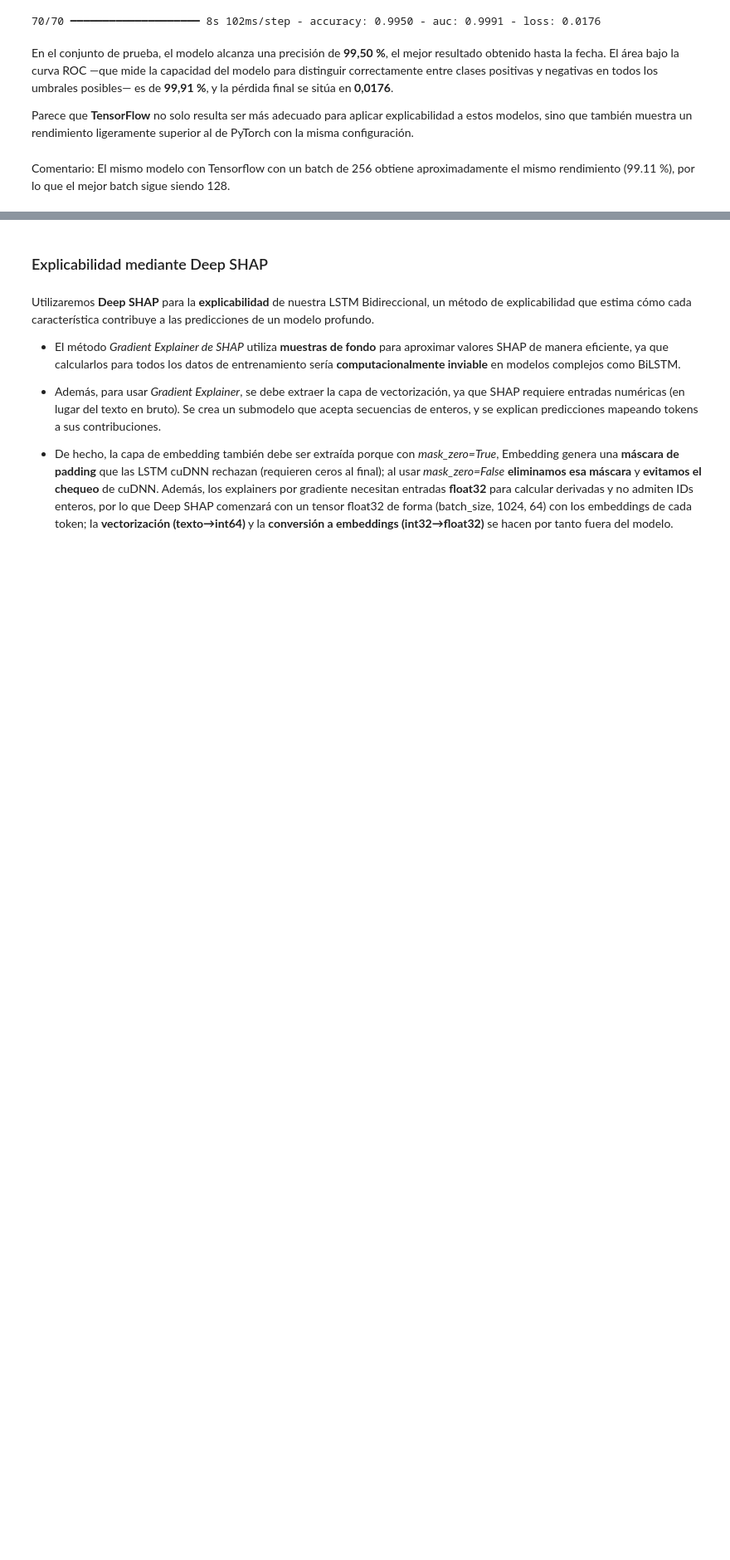
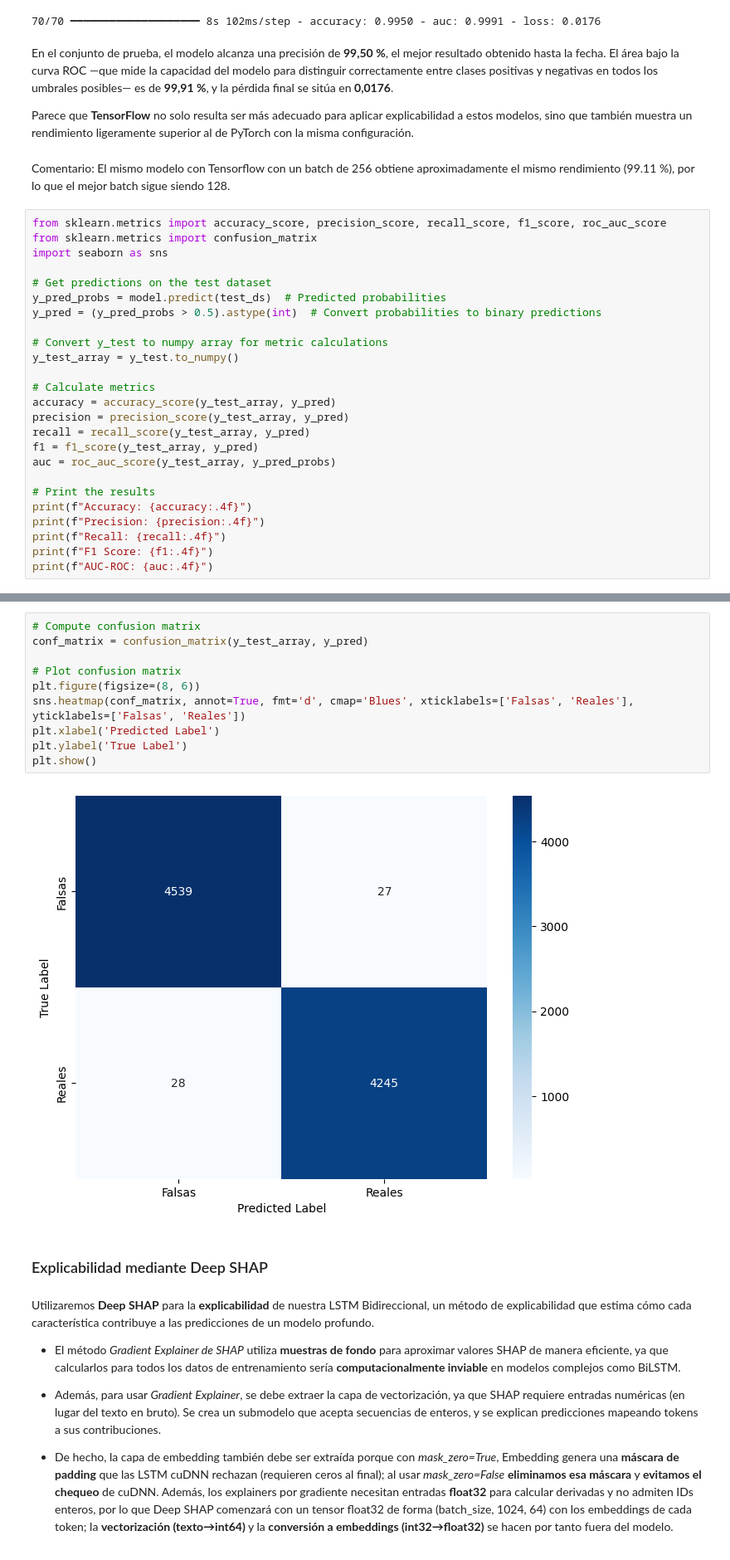
Before and after one commit to guillermo-grande/Fake-News-Detection, a Jupyter notebook: notebooks/best_model_explainability.ipynb, the cells around one changed output, grey strips where cells are left out. Shown at 83% size. Cells and saved outputs as stored; diff of their text form; blank space fills up the shorter version.

Commit message:
More metrics and confussion matrix

```diff
--- a/notebooks/best_model_explainability.ipynb
+++ b/notebooks/best_model_explainability.ipynb
@@ -228,3 +213,28 @@ En el conjunto de prueba, el modelo alcanza una precisión de **99,50 %**, el me
 Parece que **TensorFlow** no solo resulta ser más adecuado para aplicar explicabilidad a estos modelos, sino que también muestra un rendimiento ligeramente superior al de PyTorch con la misma configuración.
 # %% [markdown]
 Comentario: El mismo modelo con Tensorflow con un batch de 256 obtiene aproximadamente el mismo rendimiento (99.11 %), por lo que el mejor batch sigue siendo 128.
+# %%
+from sklearn.metrics import accuracy_score, precision_score, recall_score, f1_score, roc_auc_score
+from sklearn.metrics import confusion_matrix
+import seaborn as sns
+
+# Get predictions on the test dataset
+y_pred_probs = model.predict(test_ds)  # Predicted probabilities
+y_pred = (y_pred_probs > 0.5).astype(int)  # Convert probabilities to binary predictions
+
+# Convert y_test to numpy array for metric calculations
+y_test_array = y_test.to_numpy()
+
+# Calculate metrics
+accuracy = accuracy_score(y_test_array, y_pred)
+precision = precision_score(y_test_array, y_pred)
+recall = recall_score(y_test_array, y_pred)
+f1 = f1_score(y_test_array, y_pred)
+auc = roc_auc_score(y_test_array, y_pred_probs)
+
+# Print the results
+print(f"Accuracy: {accuracy:.4f}")
+print(f"Precision: {precision:.4f}")
+print(f"Recall: {recall:.4f}")
+print(f"F1 Score: {f1:.4f}")
+print(f"AUC-ROC: {auc:.4f}")
@@ -231,3 +248,15 @@ Comentario: El mismo modelo con Tensorflow con un batch de 256 obtiene aproximad
+# %%
+# Compute confusion matrix
+conf_matrix = confusion_matrix(y_test_array, y_pred)
+
+# Plot confusion matrix
+plt.figure(figsize=(8, 6))
+sns.heatmap(conf_matrix, annot=True, fmt='d', cmap='Blues', xticklabels=['Falsas', 'Reales'], yticklabels=['Falsas', 'Reales'])
+plt.xlabel('Predicted Label')
+plt.ylabel('True Label')
+plt.show()
+# %% [output]
+[figure, added]
 # %% [markdown]
 ### Explicabilidad mediante Deep SHAP
 # %% [markdown]
```
Also changed, not shown: parts of 4 cells of this notebook, 2 other files.
